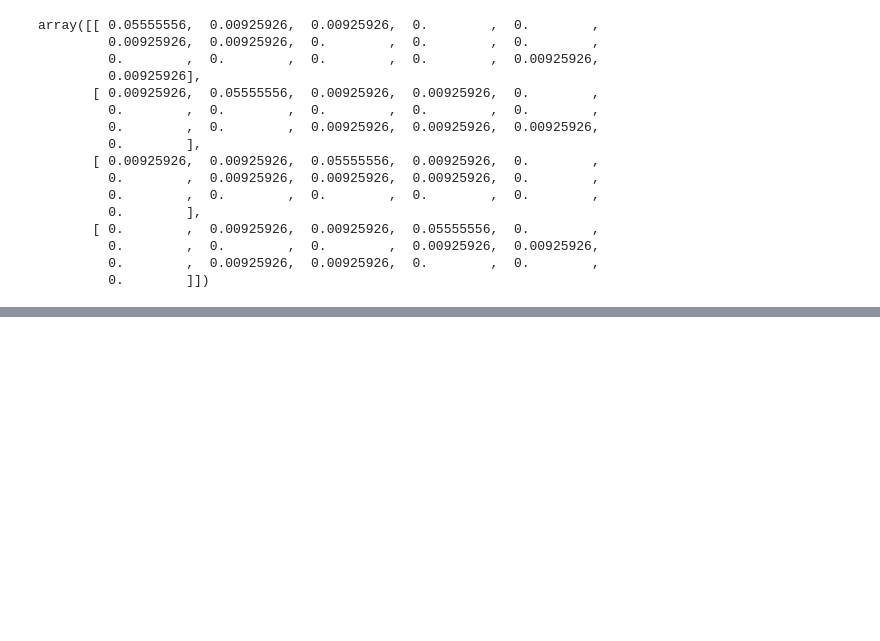
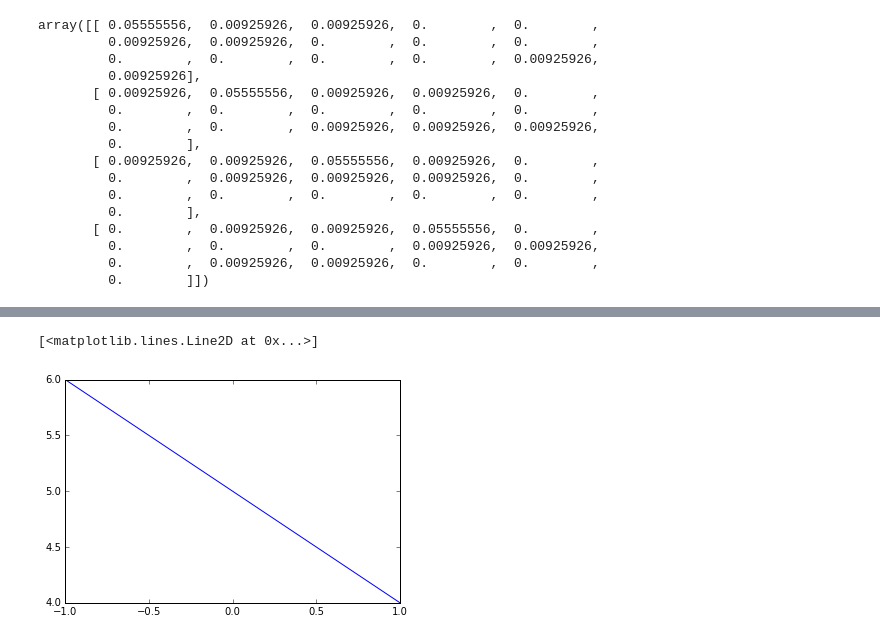
Before and after one commit to alcarney/polynomial_chaos, a Jupyter notebook: src/Untitled.ipynb, the cells around one changed output, grey strips where cells are left out. Saved outputs shown, nothing was run; the diff lists cells and outputs as text; code cells hidden in the pictures; blank space fills up the shorter version.

```diff
--- a/src/Untitled.ipynb
+++ b/src/Untitled.ipynb
@@ -92,0 +111,8 @@ array([[ 0.05555556,  0.00925926,  0.00925926,  0.        ,  0.        ,
+# %%
+def g(a, b):
+    return lambda t: -(2*t - (a + b))/(b - a)
+
+plot_profile(g(4,6))
+# %% [output]
+[<matplotlib.lines.Line2D at 0x...>]
+[figure, added]
```
Also changed, not shown: parts of 1 cell of this notebook.
